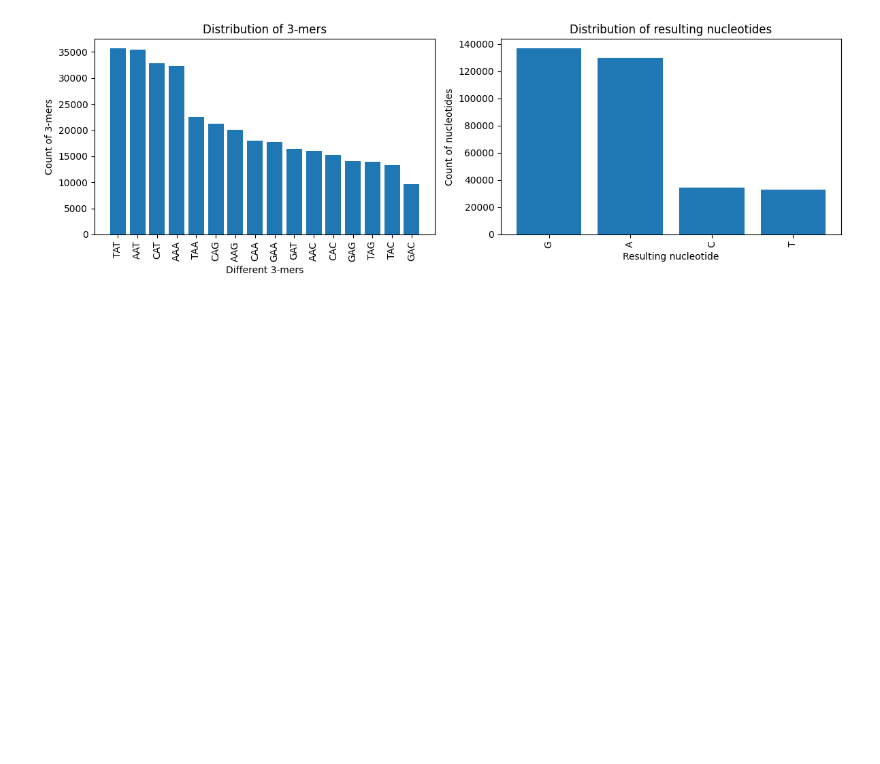
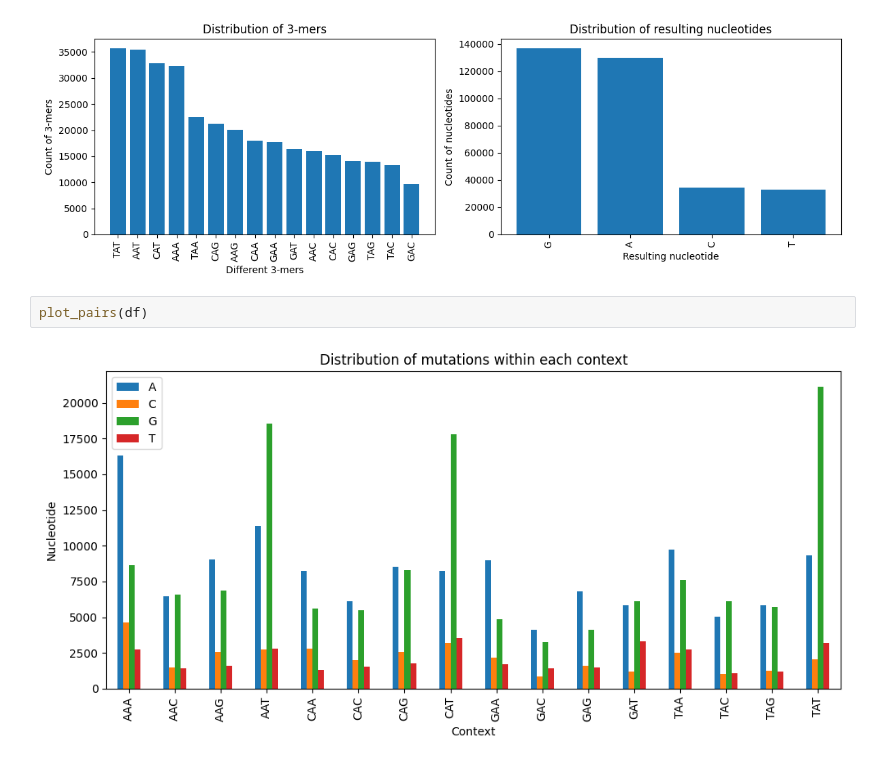
Before and after one commit to grnimrod/mutation-probs-nn, a Jupyter notebook: src/experiments.ipynb, the cells around one changed output. Cells and saved outputs as stored; diff of their text form; blank space fills up the shorter version.

```diff
--- a/src/experiments.ipynb
+++ b/src/experiments.ipynb
@@ -181,3 +203,7 @@ df.to_csv("/home/grnimrod/MutationAnalysis/Nimrod/data/processed/experiment_full
 plot_distr(df)
 # %% [output]
 [figure]
+# %%
+plot_pairs(df)
+# %% [output]
+[figure, added]
```
Also changed, not shown: parts of 14 cells of this notebook, 3 other files.
